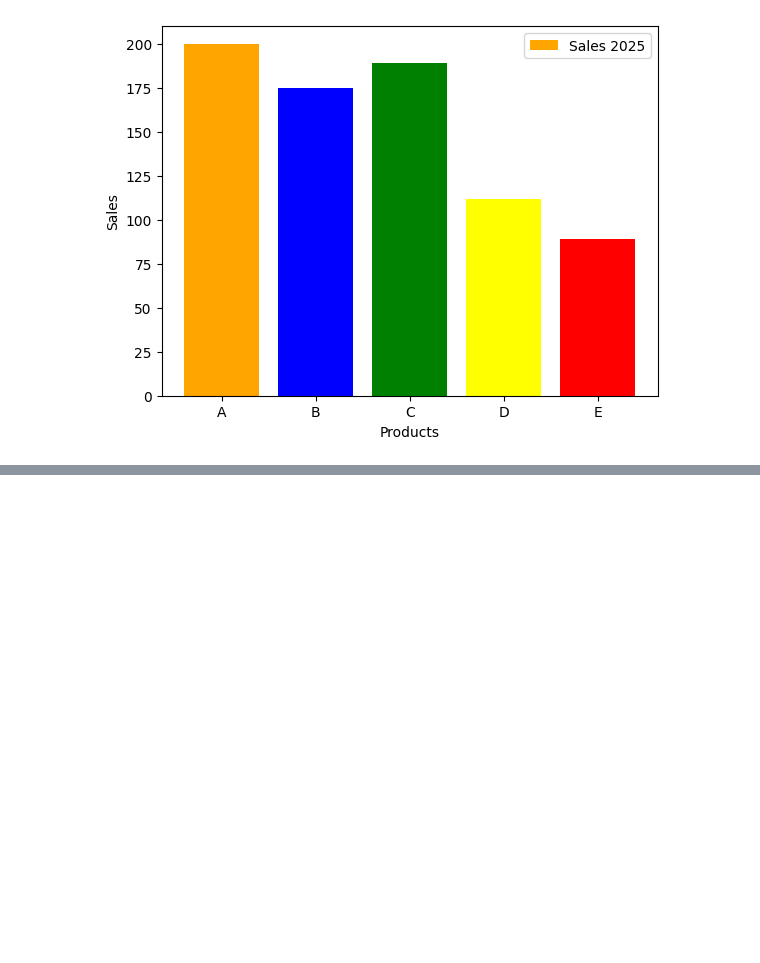
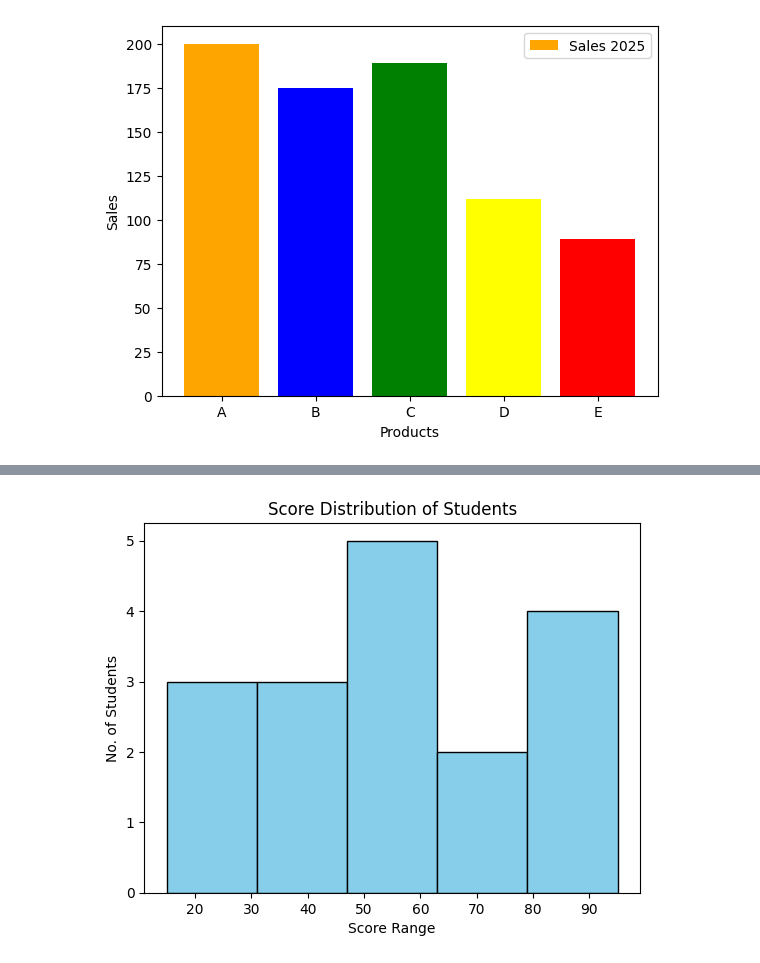
Before and after one commit to kushbharti/matlib_prac, a Jupyter notebook: main.ipynb, the cells around one changed output, grey strips where cells are left out. Drawn from its saved outputs; the diff is of its cells as text; code cells hidden in the pictures; blank space fills up the shorter version.

```diff
--- a/main.ipynb
+++ b/main.ipynb
@@ -44,0 +45,12 @@ plt.show()
+# %%
+# Histogram :-
+
+scores = [85,95,62,41,53,15,47,51,26,48,75,95,42,63,35,15,85]
+
+plt.hist(scores, bins=5, color='skyblue', edgecolor='black')
+plt.xlabel('Score Range')
+plt.ylabel('No. of Students')
+plt.title('Score Distribution of Students')
+plt.show()
+# %% [output]
+[figure, added]
```
Also changed, not shown: parts of 3 cells of this notebook.
